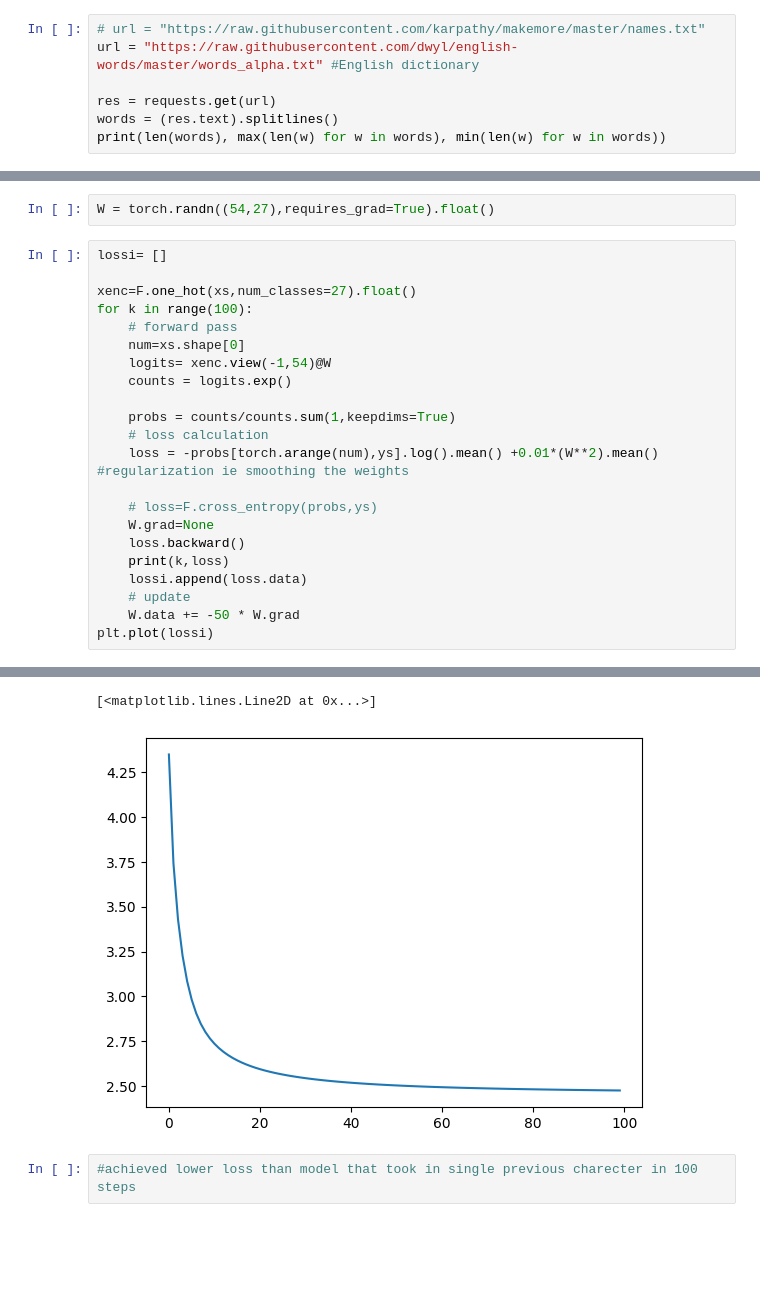
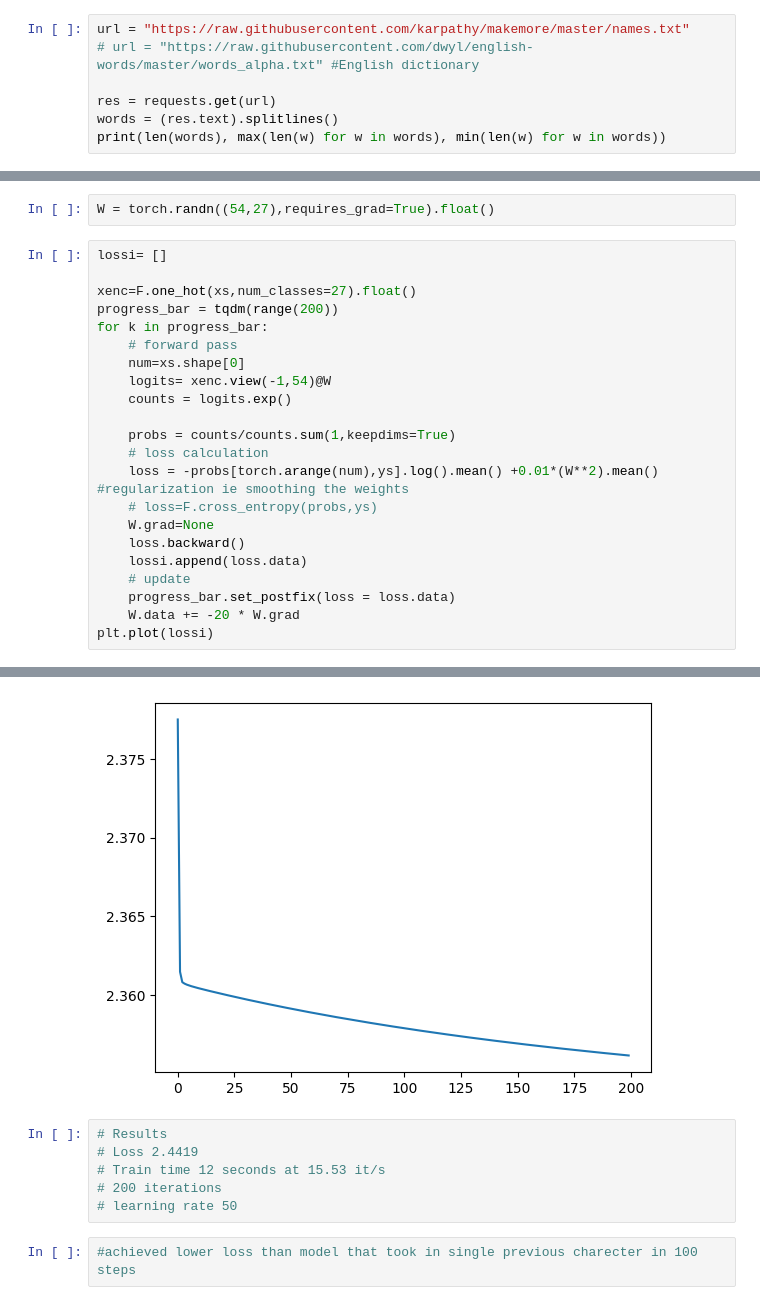
Before and after one commit to VrindavanSanap/makemore, a Jupyter notebook: part1exercises.ipynb, the cells around one changed output, grey strips where cells are left out. Saved outputs shown, nothing was run; the diff lists cells and outputs as text; blank space fills up the shorter version.

```diff
--- a/part1exercises.ipynb
+++ b/part1exercises.ipynb
@@ -16,6 +17,6 @@ import requests
 # %%
-# url = "https://raw.githubusercontent.com/karpathy/makemore/master/names.txt"
-url = "https://raw.githubusercontent.com/dwyl/english-words/master/words_alpha.txt" #English dictionary
+url = "https://raw.githubusercontent.com/karpathy/makemore/master/names.txt"
+# url = "https://raw.githubusercontent.com/dwyl/english-words/master/words_alpha.txt" #English dictionary
 
 res = requests.get(url)
 words = (res.text).splitlines()
@@ -138,7 +139,8 @@ W = torch.randn((54,27),requires_grad=True).float()
 lossi= []
 
 xenc=F.one_hot(xs,num_classes=27).float()
-for k in range(100):
+progress_bar = tqdm(range(200))
+for k in progress_bar:
     # forward pass
     num=xs.shape[0]
     logits= xenc.view(-1,54)@W
@@ -147,13 +149,12 @@ for k in range(100):
     probs = counts/counts.sum(1,keepdims=True)
     # loss calculation
     loss = -probs[torch.arange(num),ys].log().mean() +0.01*(W**2).mean() #regularization ie smoothing the weights
-
     # loss=F.cross_entropy(probs,ys)
     W.grad=None
     loss.backward()
-    print(k,loss)
     lossi.append(loss.data)
     # update
-    W.data += -50 * W.grad
+    progress_bar.set_postfix(loss = loss.data)
+    W.data += -20 * W.grad
 plt.plot(lossi)
 # %% [output]
@@ -177,4 +162,9 @@ plt.plot(lossi)
-[<matplotlib.lines.Line2D at 0x...>]
-[figure, old version]
+[figure, new version]
+# %%
+# Results
+# Loss 2.4419
+# Train time 12 seconds at 15.53 it/s
+# 200 iterations
+# learning rate 50
 # %%
 #achieved lower loss than model that took in single previous charecter in 100 steps
```
Also changed, not shown: parts of 6 cells of this notebook, 1 other file.
